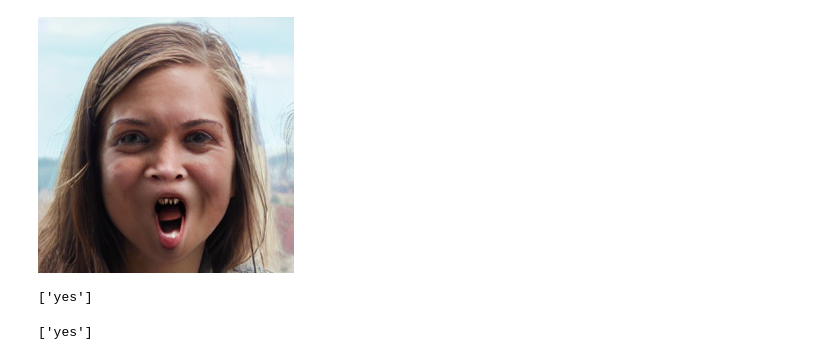
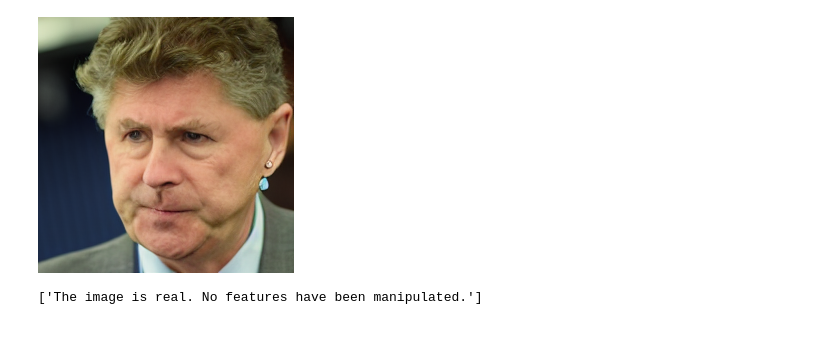
Before and after one commit to rorubyy/ExDF, a Jupyter notebook: deom.ipynb, the cells around one changed output. Cells and saved outputs as stored; diff of their text form; code cells hidden in the pictures.

```diff
--- a/deom.ipynb
+++ b/deom.ipynb
@@ -1,10 +1,12 @@
 # %%
 import torch
 from PIL import Image
 # setup device to use
 device = torch.device("cuda") if torch.cuda.is_available() else "cpu"
 # load sample image
-raw_image = Image.open("/storage1/ruby/instruct-pix2pix/ffhqtest/fake/69706_1.png").convert("RGB")
-display(raw_image.resize((256, 256)))
+from lavis.models import load_model_and_preprocess
+# loads InstructBLIP model
+model, vis_processors, _ = load_model_and_preprocess(name="blip2_vicuna_instruct", model_type="vicuna7b", is_eval=False, device=device)
+# prepare the image
 # %% [output]
-[figure, old version]
+[figure, new version]
@@ -17,10 +13,7 @@ image = vis_processors["eval"](raw_image).unsqueeze(0).to(device)
-# %%
-model.generate({"image": image, "prompt": "Is this picture deepfake?"})
-# %% [output]
-['yes']
-# %%
-model.generate({
-    "image": image,
-    "prompt": "Is this photo real( answer Yes or No), If not, why?(hint:fake,edition: widen his mouth let him looks shocked)"})
-# %% [output]
-['yes']
+# %%
+raw_image = Image.open("/home/u2272230/ExDF/img/ip2p/02344_15.png").convert("RGB")
+display(raw_image.resize((256, 256)))
+image = vis_processors["eval"](raw_image).unsqueeze(0).to(device)
+model.generate({"image": image, "prompt": "Is this image real or fake, and if fake, which features have been manipulated?"})
+# %% [output]
+['The image is real. No features have been manipulated.']
```
Also changed, not shown: parts of 1 cell of this notebook, 22 other files.
